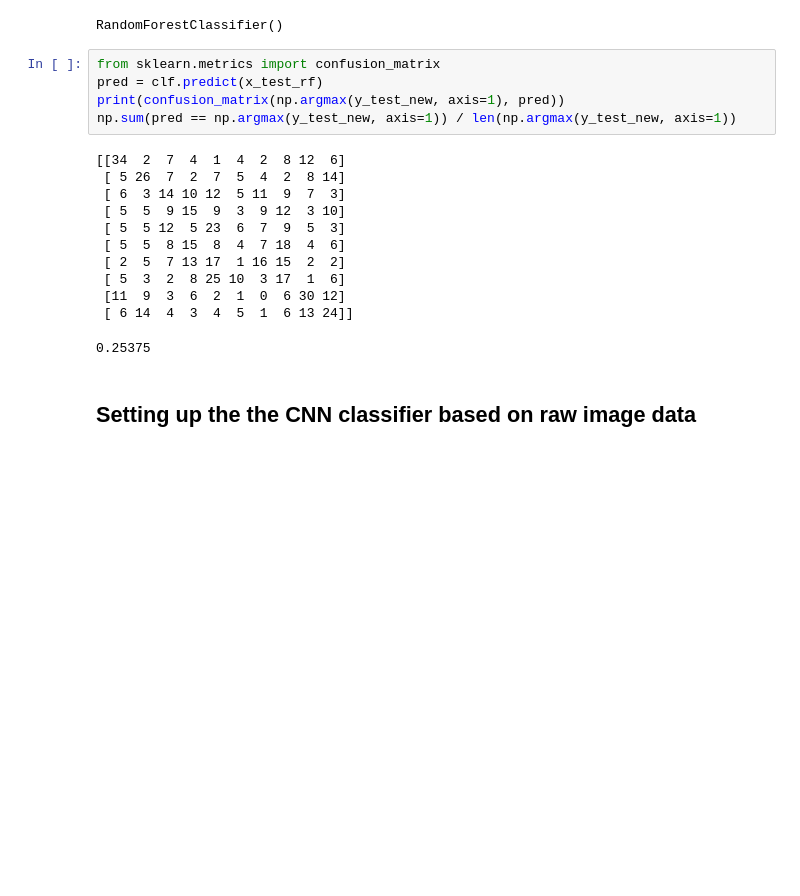
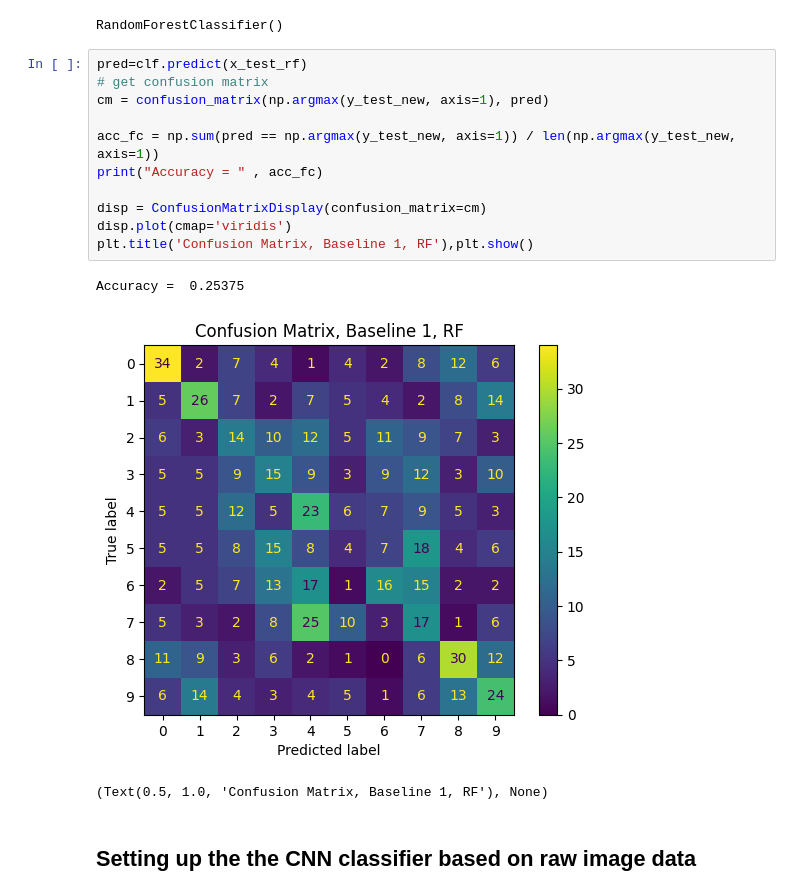
Before and after one commit to tensorchiefs/dl_course_2024, a Jupyter notebook: notebooks/08_classification_transfer_learning_few_labels_sol.ipynb, the cells around one changed output. Cells and saved outputs as stored; diff of their text form; blank space fills up the shorter version.

Commit message:
fixed version errors, +  ConfmatDisplay

```diff
--- a/notebooks/08_classification_transfer_learning_few_labels_sol.ipynb
+++ b/notebooks/08_classification_transfer_learning_few_labels_sol.ipynb
@@ -145,22 +142,20 @@ clf.fit(x_train_rf, np.argmax(y_train_new, axis=1))
 # %% [output]
 RandomForestClassifier()
 # %%
-from sklearn.metrics import confusion_matrix
-pred = clf.predict(x_test_rf)
-print(confusion_matrix(np.argmax(y_test_new, axis=1), pred))
-np.sum(pred == np.argmax(y_test_new, axis=1)) / len(np.argmax(y_test_new, axis=1))
+pred=clf.predict(x_test_rf)
+# get confusion matrix
+cm = confusion_matrix(np.argmax(y_test_new, axis=1), pred)
+
+acc_fc = np.sum(pred == np.argmax(y_test_new, axis=1)) / len(np.argmax(y_test_new, axis=1))
+print("Accuracy = " , acc_fc)
+
+disp = ConfusionMatrixDisplay(confusion_matrix=cm)
+disp.plot(cmap='viridis')
+plt.title('Confusion Matrix, Baseline 1, RF'),plt.show()
 # %% [output]
-[[34  2  7  4  1  4  2  8 12  6]
- [ 5 26  7  2  7  5  4  2  8 14]
- [ 6  3 14 10 12  5 11  9  7  3]
- [ 5  5  9 15  9  3  9 12  3 10]
- [ 5  5 12  5 23  6  7  9  5  3]
- [ 5  5  8 15  8  4  7 18  4  6]
- [ 2  5  7 13 17  1 16 15  2  2]
- [ 5  3  2  8 25 10  3 17  1  6]
- [11  9  3  6  2  1  0  6 30 12]
- [ 6 14  4  3  4  5  1  6 13 24]]
+Accuracy =  0.25375
+[figure, added]
-0.25375
+(Text(0.5, 1.0, 'Confusion Matrix, Baseline 1, RF'), None)
 # %% [markdown]
 ## Setting up the the CNN classifier based on raw image data
 # %%
```
Also changed, not shown: parts of 12 cells of this notebook, 1 other file.
